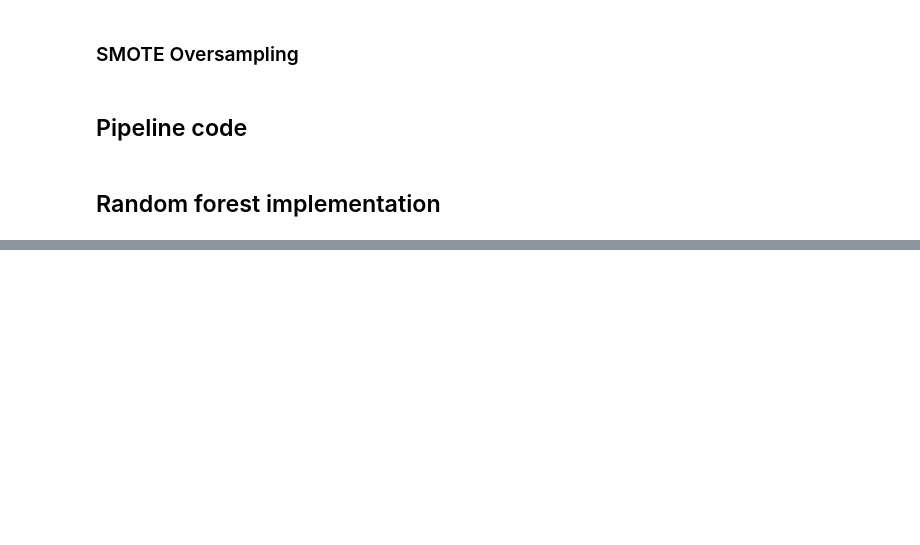
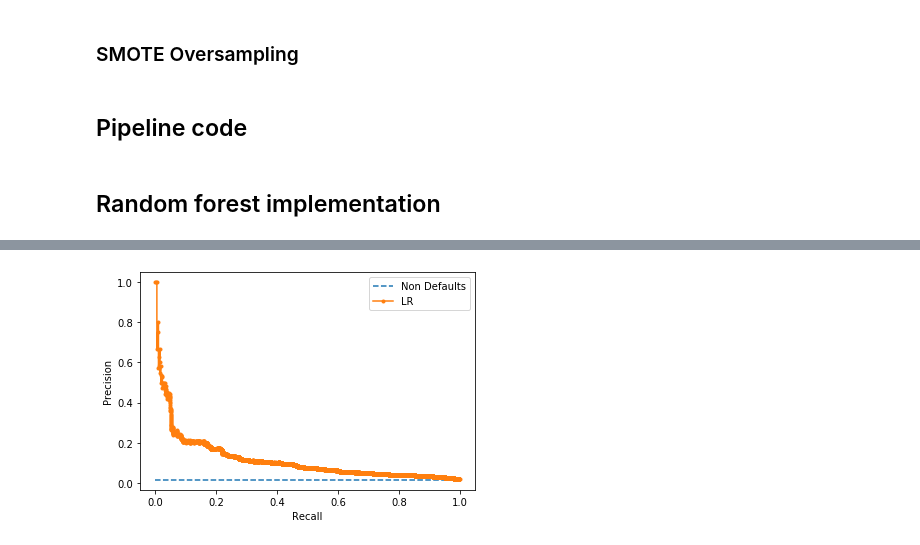
Before and after one commit to ramesh-suragam/ML_Case_Study, a Jupyter notebook: ML_Case_Study.ipynb, the cells around one changed output, grey strips where cells are left out. Drawn from its saved outputs; the diff is of its cells as text; code cells hidden in the pictures; blank space fills up the shorter version.

```diff
--- a/ML_Case_Study.ipynb
+++ b/ML_Case_Study.ipynb
@@ -927,0 +671,81 @@ ROC AUC score: 0.7107492327275851
+# %%
+#Training models and metrics for each
+
+minmaxscaler = MinMaxScaler()
+over = SMOTE(sampling_strategy=0.2, random_state=42)
+under = RandomUnderSampler(sampling_strategy=0.5, random_state=42)
+over_under = SMOTEENN(sampling_strategy=0.5, random_state=42)
+lda = LinearDiscriminantAnalysis()
+
+models = [
+          ('LR', LogisticRegression(class_weight='balanced')),
+          ('RF', RandomForestClassifier()),
+          ('XGB', XGBClassifier())]
+
+scoring = [
+            'precision',
+            'recall',
+            'f1',
+            'f1_macro',
+            'f1_micro',
+            'roc_auc']
+
+kfold = KFold(n_splits=5, shuffle=True, random_state=42)
+results=[]
+names=[]
+dfs=[]
+
+for name, model in models:
+    if name=='LR':
+        steps = [
+                 ('lda',lda),
+                 ('o',over),
+                 ('u',under),
+                 ('minmaxscaler',minmaxscaler),
+                 ('m',model)]
+    else:
+        steps = [
+                 ('lda',lda),
+                 ('ou',over_under),
+                 ('m',model)]
+
+    pipeline = Pipeline(steps=steps)
+
+    print("FOR MODEL:{}\n".format(name))
+    cv_results = cross_validate(pipeline, X_train, y_train, scoring=scoring, cv=kfold, verbose=0)
+    results.append(cv_results)
+    names.append(name)
+    this_df = pd.DataFrame(cv_results)
+    this_df['model'] = name
+    dfs.append(this_df)
+
+    model = pipeline.fit(X_train, y_train)
+    y_pred = model.predict(X_test)
+    cf_matrix = confusion_matrix(y_test,y_pred)
+    print(cf_matrix)
+    print("Classification report:\n",classification_report(y_test,y_pred))
+
+    # predict probabilities
+    yhat = model.predict_proba(X_test)
+    # retrieve just the probabilities for the positive class
+    pos_probs = yhat[:, 1]
+    # calculate the no skill line as the proportion of the positive class
+    non_defaults = len(y_train[y_train==1]) / len(y_train)
+    # plot the no skill precision-recall curve
+    pyplot.plot([0, 1], [non_defaults, non_defaults], linestyle='--', label='Non Defaults')
+    # calculate model precision-recall curve
+    precision, recall, _ = precision_recall_curve(y_test, pos_probs)
+    auc_score = auc(recall, precision)
+    print('Logistic PR AUC: %.3f' % auc_score)
+    # plot the model precision-recall curve
+    pyplot.plot(recall, precision, marker='.', label=name)
+    # axis labels
+    pyplot.xlabel('Recall')
+    pyplot.ylabel('Precision')
+    # show the legend
+    pyplot.legend()
+    # show the plot
+    pyplot.show()
+
+pd.concat(dfs,ignore_index=True)
+# %% [output]
@@ -927,0 +767 @@ ROC AUC score: 0.7107492327275851
+[figure, added]
```
Also changed, not shown: parts of 15 cells of this notebook.
